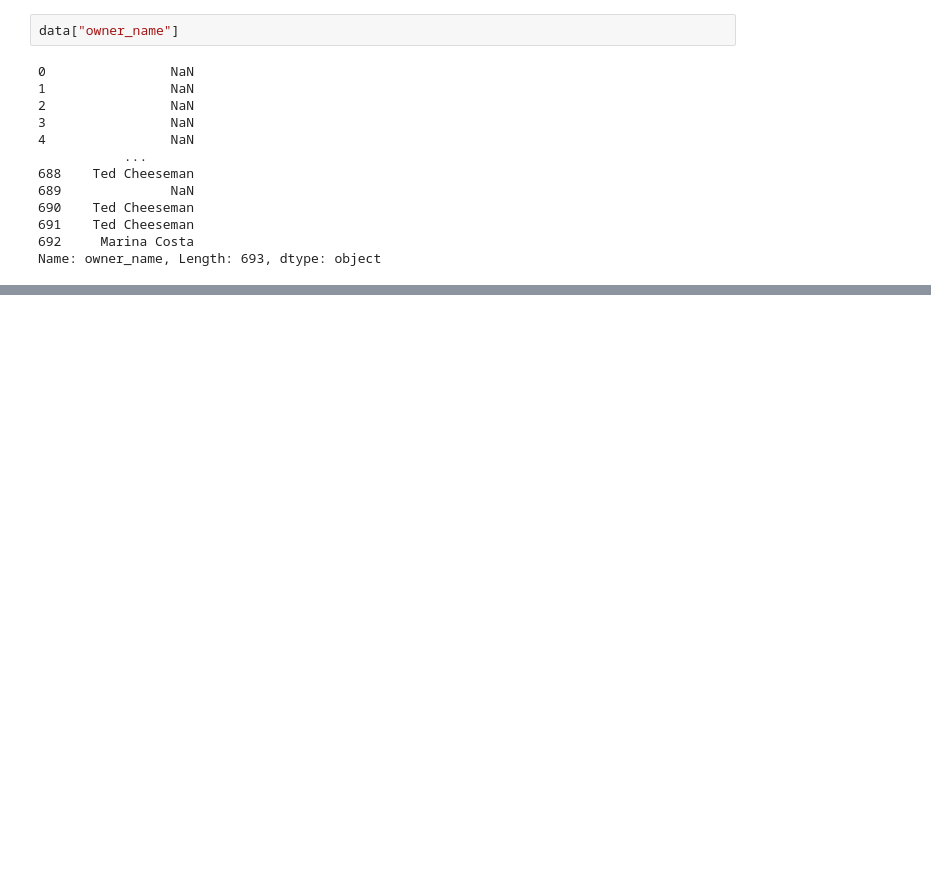
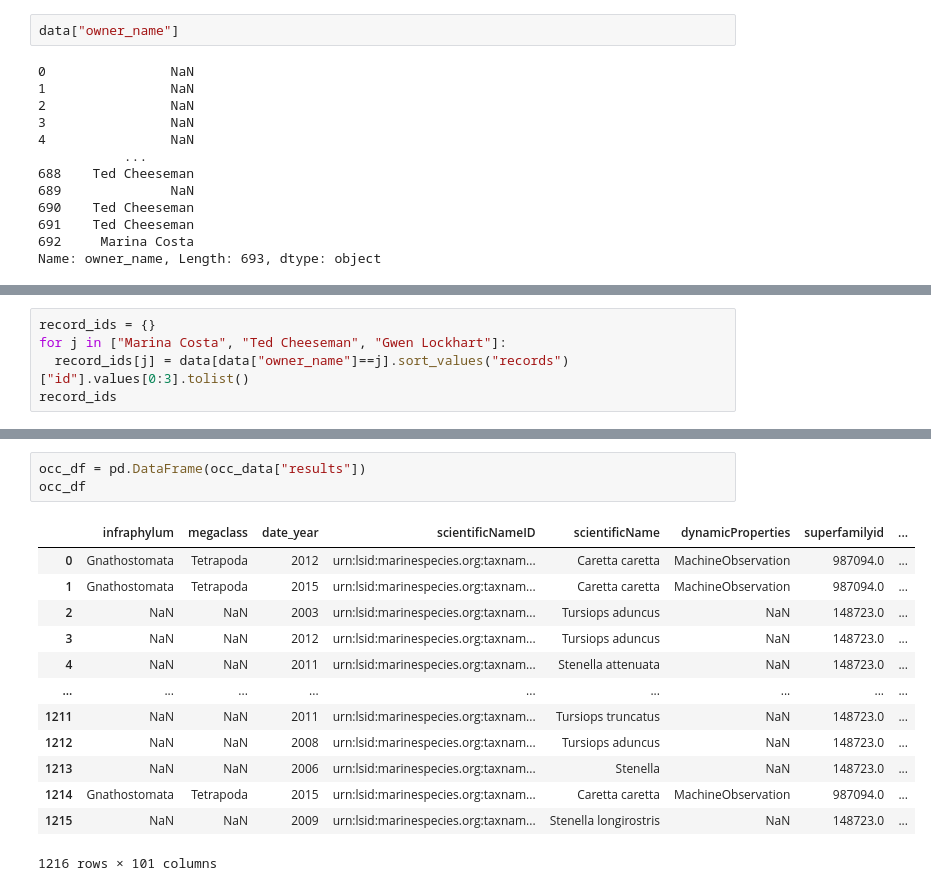
Before and after one commit to iobis/pyobis, a Jupyter notebook: notebooks/contributions_quantification.ipynb, the cells around one changed output, grey strips where cells are left out. Drawn from its saved outputs; the diff is of its cells as text; blank space fills up the shorter version.

```diff
--- a/notebooks/contributions_quantification.ipynb
+++ b/notebooks/contributions_quantification.ipynb
@@ -184,0 +164,5 @@ array(['Primary contact', 'Secondary contact', None, 'Scientist',
+# %%
+record_ids = {}
+for j in ["Marina Costa", "Ted Cheeseman", "Gwen Lockhart"]:
+  record_ids[j] = data[data["owner_name"]==j].sort_values("records")["id"].values[0:3].tolist()
+record_ids
@@ -184,0 +189,17 @@ array(['Primary contact', 'Secondary contact', None, 'Scientist',
+# %%
+occ_df = pd.DataFrame(occ_data["results"])
+occ_df
+# %% [output]
+|  | infraphylum | megaclass | date_year | scientificNameID | scientificName | dynamicProperties | superfamilyid | ... |
+| 0 | Gnathostomata | Tetrapoda | 2012 | urn:lsid:marinespecies.org:taxnam... | Caretta caretta | MachineObservation | 987094.0 | ... |
+| 1 | Gnathostomata | Tetrapoda | 2015 | urn:lsid:marinespecies.org:taxnam... | Caretta caretta | MachineObservation | 987094.0 | ... |
+| 2 | NaN | NaN | 2003 | urn:lsid:marinespecies.org:taxnam... | Tursiops aduncus | NaN | 148723.0 | ... |
+| 3 | NaN | NaN | 2012 | urn:lsid:marinespecies.org:taxnam... | Tursiops aduncus | NaN | 148723.0 | ... |
+| 4 | NaN | NaN | 2011 | urn:lsid:marinespecies.org:taxnam... | Stenella attenuata | NaN | 148723.0 | ... |
+| ... | ... | ... | ... | ... | ... | ... | ... | ... |
+| 1211 | NaN | NaN | 2011 | urn:lsid:marinespecies.org:taxnam... | Tursiops truncatus | NaN | 148723.0 | ... |
+| 1212 | NaN | NaN | 2008 | urn:lsid:marinespecies.org:taxnam... | Tursiops aduncus | NaN | 148723.0 | ... |
+| 1213 | NaN | NaN | 2006 | urn:lsid:marinespecies.org:taxnam... | Stenella | NaN | 148723.0 | ... |
+| 1214 | Gnathostomata | Tetrapoda | 2015 | urn:lsid:marinespecies.org:taxnam... | Caretta caretta | MachineObservation | 987094.0 | ... |
+| 1215 | NaN | NaN | 2009 | urn:lsid:marinespecies.org:taxnam... | Stenella longirostris | NaN | 148723.0 | ... |
+1216 rows × 101 columns
```
Also changed, not shown: parts of 26 cells of this notebook.
